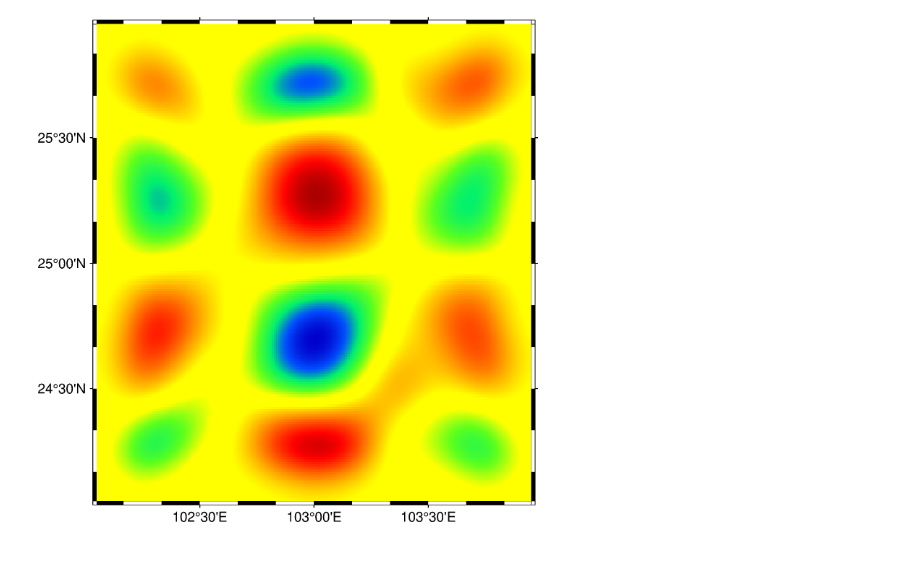
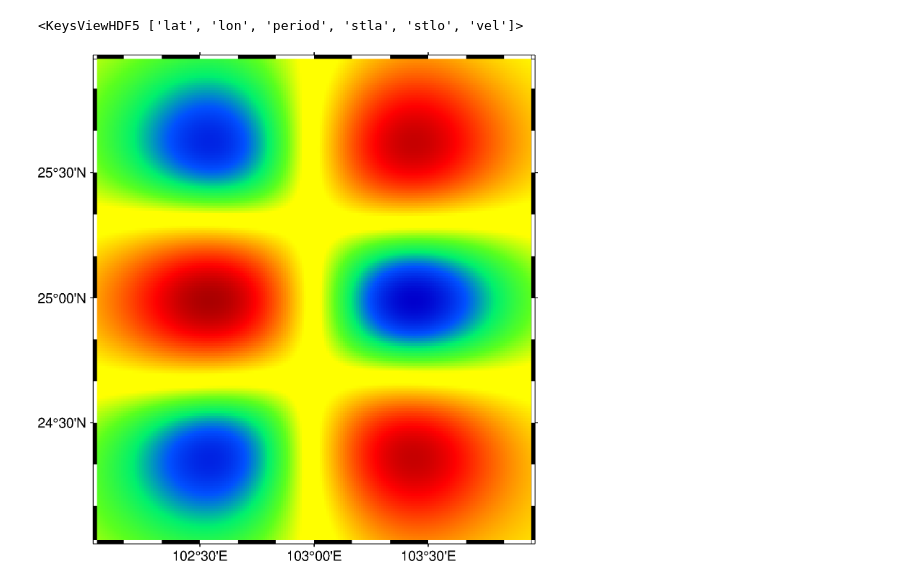
Before and after one commit to xumi1993/SurfATT-iso, a Jupyter notebook: examples/03_checkerboard_2d/plot_model.ipynb, the cells around one changed output. Saved outputs shown, nothing was run; the diff lists cells and outputs as text; code cells hidden in the pictures; blank space fills up the shorter version.

Commit message:
update 2d model plot script according to new output name

```diff
--- a/examples/03_checkerboard_2d/plot_model.ipynb
+++ b/examples/03_checkerboard_2d/plot_model.ipynb
@@ -3,19 +3,22 @@ import pygmt
 import h5py
 import numpy as np
 # %%
-with h5py.File('OUTPUT_FILES/final_model.h5', 'r') as f:
-    svel = f['vel_ph'][:]
-    x = f['x'][:]
-    y = f['y'][:]
-    periods = f['periods_ph'][:]
-xx, yy = np.meshgrid(x, y)
+with h5py.File('OUTPUT_FILES/final_model_ph.h5', 'r') as f:
+    print(f.keys())
+    svel = f['vel'][:]
+    x = f['lon'][:]
+    y = f['lat'][:]
+    periods = f['period'][:]
+xx, yy = np.meshgrid(x, y, indexing='ij')
+# %% [output]
+<KeysViewHDF5 ['lat', 'lon', 'period', 'stla', 'stlo', 'vel']>
 # %%
-num_period = 5
-region=[x.min(), x.max(), y.min(), y.max()]
+idx_period = 5
+region = [x.min(), x.max(), y.min(), y.max()]
 fig = pygmt.Figure()
 fig.basemap(region=region, projection='M4i', frame=True)
-grid = pygmt.surface(z=svel[:,:,num_period].ravel(), x=xx.ravel(),y=yy.ravel(), region=region, spacing='0.01/0.01')
+grid = pygmt.surface(z=svel[idx_period,:,:].ravel(), x=xx.ravel(),y=yy.ravel(), region=region, spacing='0.01/0.01')
 fig.grdimage(grid=grid, cmap='seis')
 fig.show()
 # %% [output]
-[figure, old version]
+[figure, new version]
```
